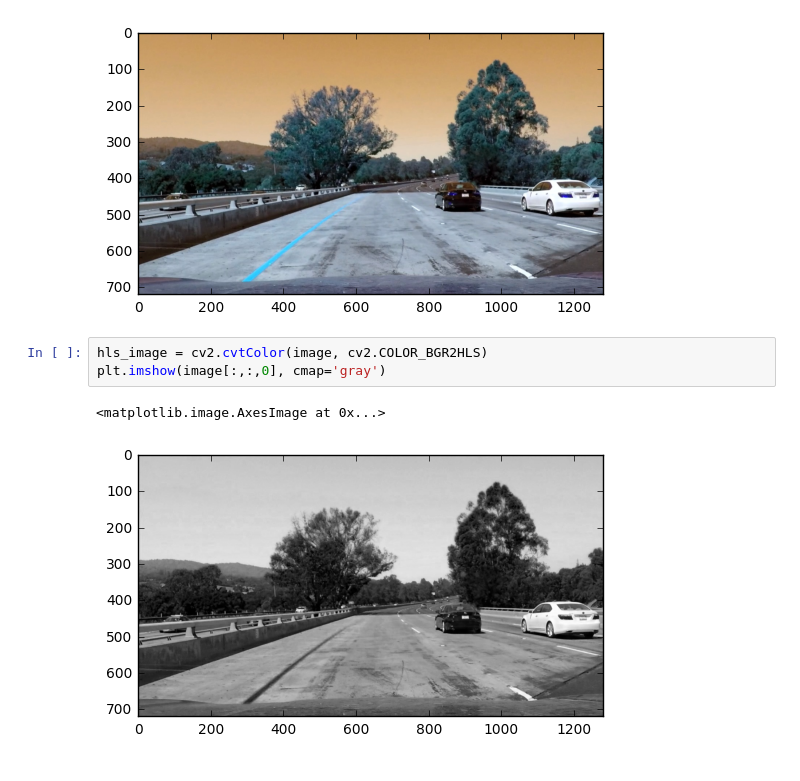
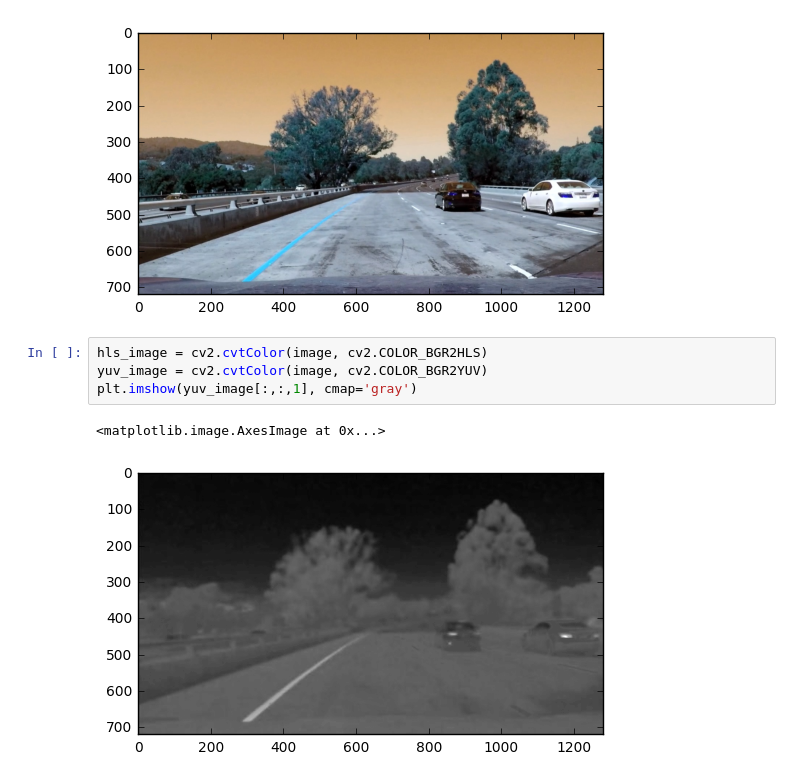
Before and after one commit to alpernkanli/CarND-Advanced-Lane-Lines, a Jupyter notebook: Explore-2.ipynb, the cells around one changed output. Saved outputs shown, nothing was run; the diff lists cells and outputs as text.

```diff
--- a/Explore-2.ipynb
+++ b/Explore-2.ipynb
@@ -90,10 +90,11 @@ plt.imshow(image)
 [figure]
 # %%
 hls_image = cv2.cvtColor(image, cv2.COLOR_BGR2HLS)
-plt.imshow(image[:,:,0], cmap='gray')
+yuv_image = cv2.cvtColor(image, cv2.COLOR_BGR2YUV)
+plt.imshow(yuv_image[:,:,1], cmap='gray')
 # %% [output]
 <matplotlib.image.AxesImage at 0x...>
-[figure, old version]
+[figure, new version]
 # %%
 s = undistort(hls_image[:,:,2], mtx, dist)
 r = undistort(image[:,:,2], mtx, dist)
```
Also changed, not shown: parts of 23 cells of this notebook, 1 other file.
